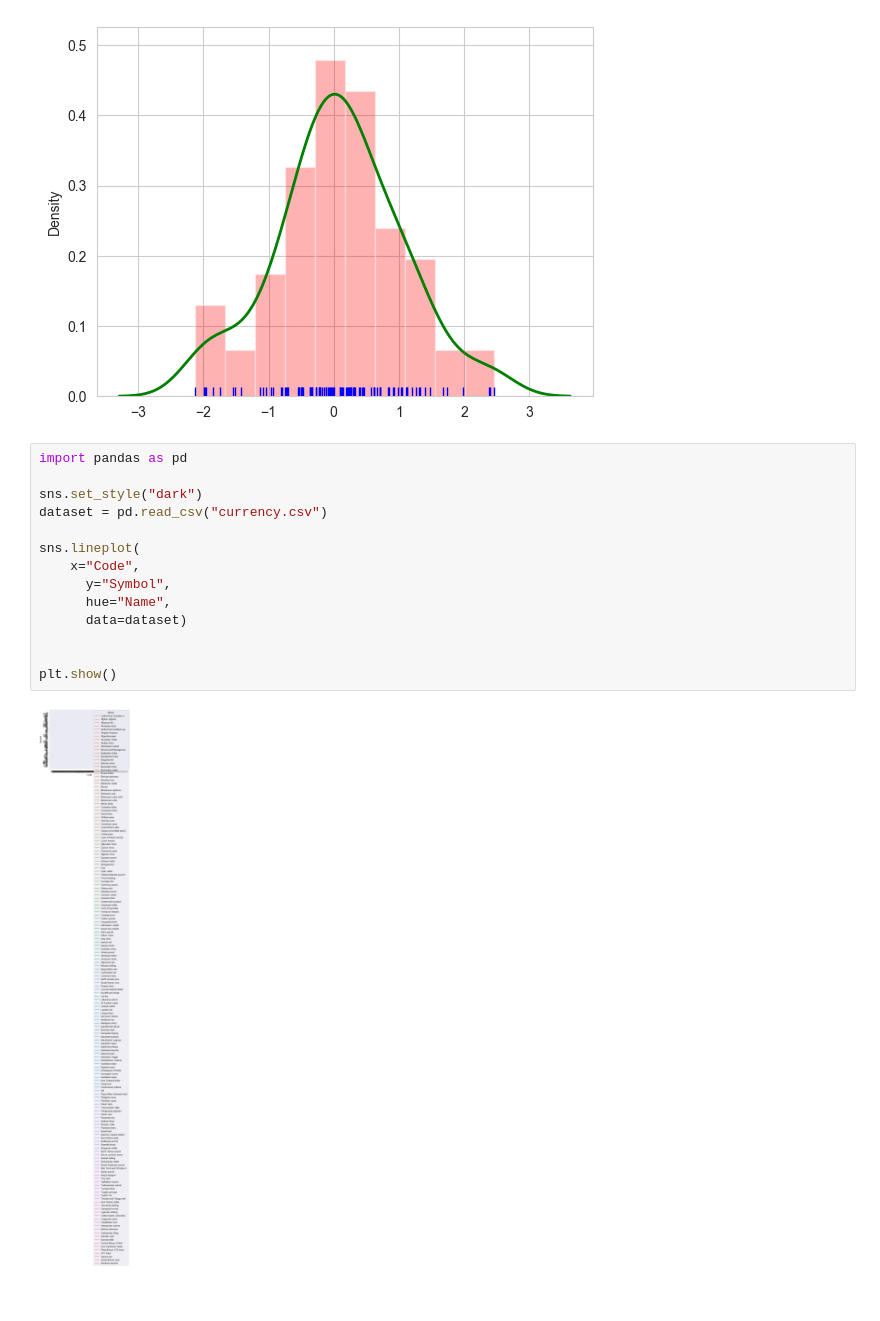
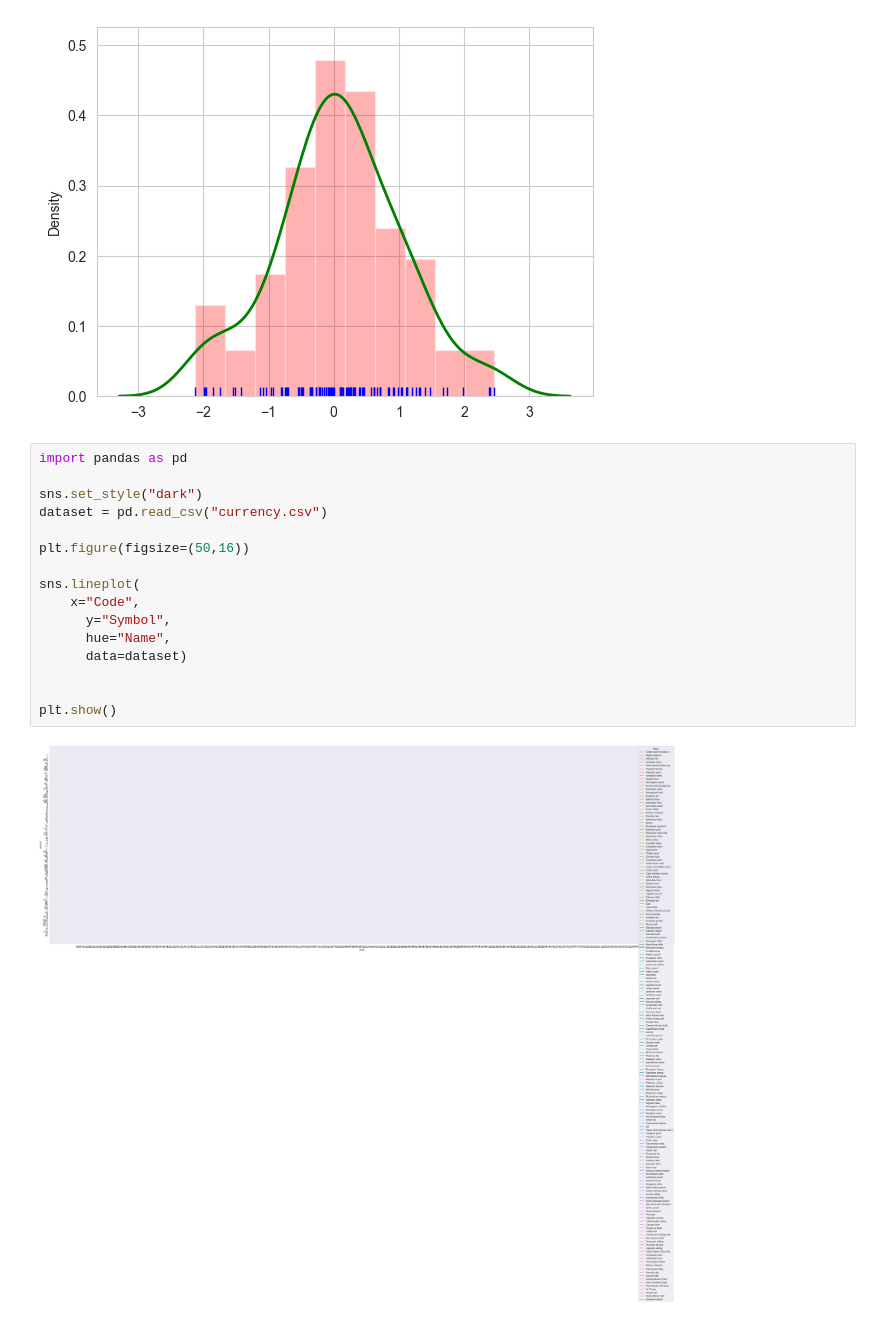
Before and after one commit to sarthak-opash/AI-ML-Internship, a Jupyter notebook: Day 11/seaborn.ipynb, the cells around one changed output. Cells and saved outputs as stored; diff of their text form.

```diff
--- a/Day 11/seaborn.ipynb
+++ b/Day 11/seaborn.ipynb
@@ -53,16 +53,18 @@ https://gist.github.com/mwaskom/de44147ed2974457ad6372750bbe5751
 # %%
 import pandas as pd
 
 sns.set_style("dark")
 dataset = pd.read_csv("currency.csv")
+
+plt.figure(figsize=(50,16))
 
 sns.lineplot(
     x="Code",
       y="Symbol",
       hue="Name",
       data=dataset)
 
 
 plt.show()
 # %% [output]
-[figure, old version]
+[figure, new version]
```
Also changed, not shown: parts of 1 cell of this notebook, 7 other files.
